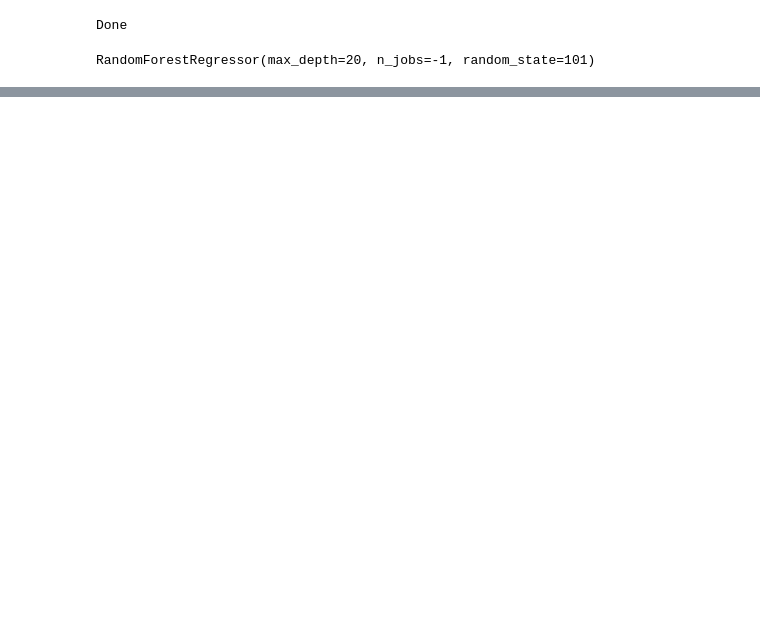
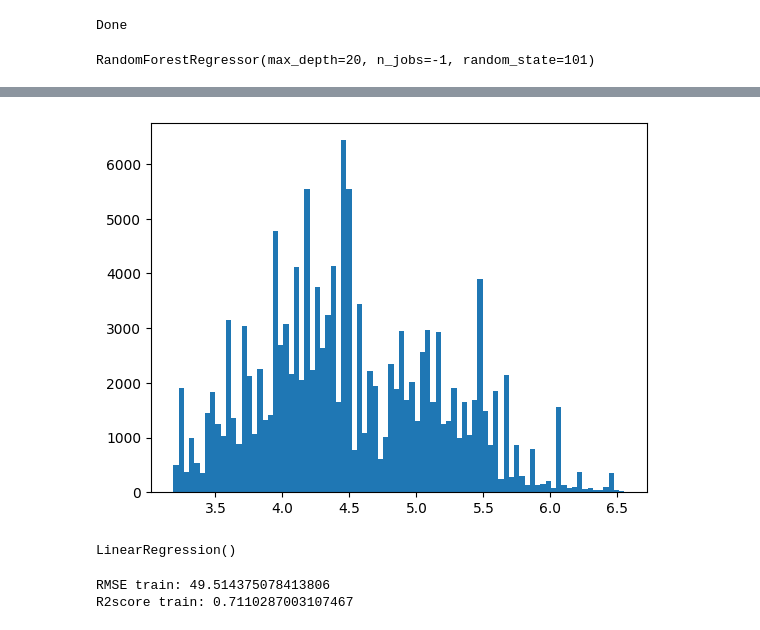
Before and after one commit to Ak62007/ML_Work, a Jupyter notebook: Linear_Regression_and_Decision_Tree_Regressors/notebooks/tree_based_models.ipynb, the cells around one changed output, grey strips where cells are left out. Cells and saved outputs as stored; diff of their text form; code cells hidden in the pictures; blank space fills up the shorter version.

```diff
--- a/Linear_Regression_and_Decision_Tree_Regressors/notebooks/tree_based_models.ipynb
+++ b/Linear_Regression_and_Decision_Tree_Regressors/notebooks/tree_based_models.ipynb
@@ -53,0 +86,4 @@ r2_score(test): 0.9186172547484515
+# %%
+plt.hist(np.log1p(y), bins="auto");
+# %% [output]
+[figure, added]
@@ -53,0 +101,13 @@ r2_score(test): 0.9186172547484515
+# %%
+lr_model = LinearRegression()
+lr_model.fit(X_train, np.log1p(y_train))
+# %% [output]
+LinearRegression()
+# %%
+y_train_pred = np.expm1(lr_model.predict(X_train))
+rmse_train = np.sqrt(mean_squared_error(y_pred=y_train_pred, y_true=y_train))
+r2_train = r2_score(y_pred=y_train_pred, y_true=y_train)
+print(f"RMSE train: {rmse_train}\nR2score train: {r2_train}")
+# %% [output]
+RMSE train: 49.514375078413806
+R2score train: 0.7110287003107467
```
Also changed, not shown: parts of 29 cells of this notebook, 2 other files.
